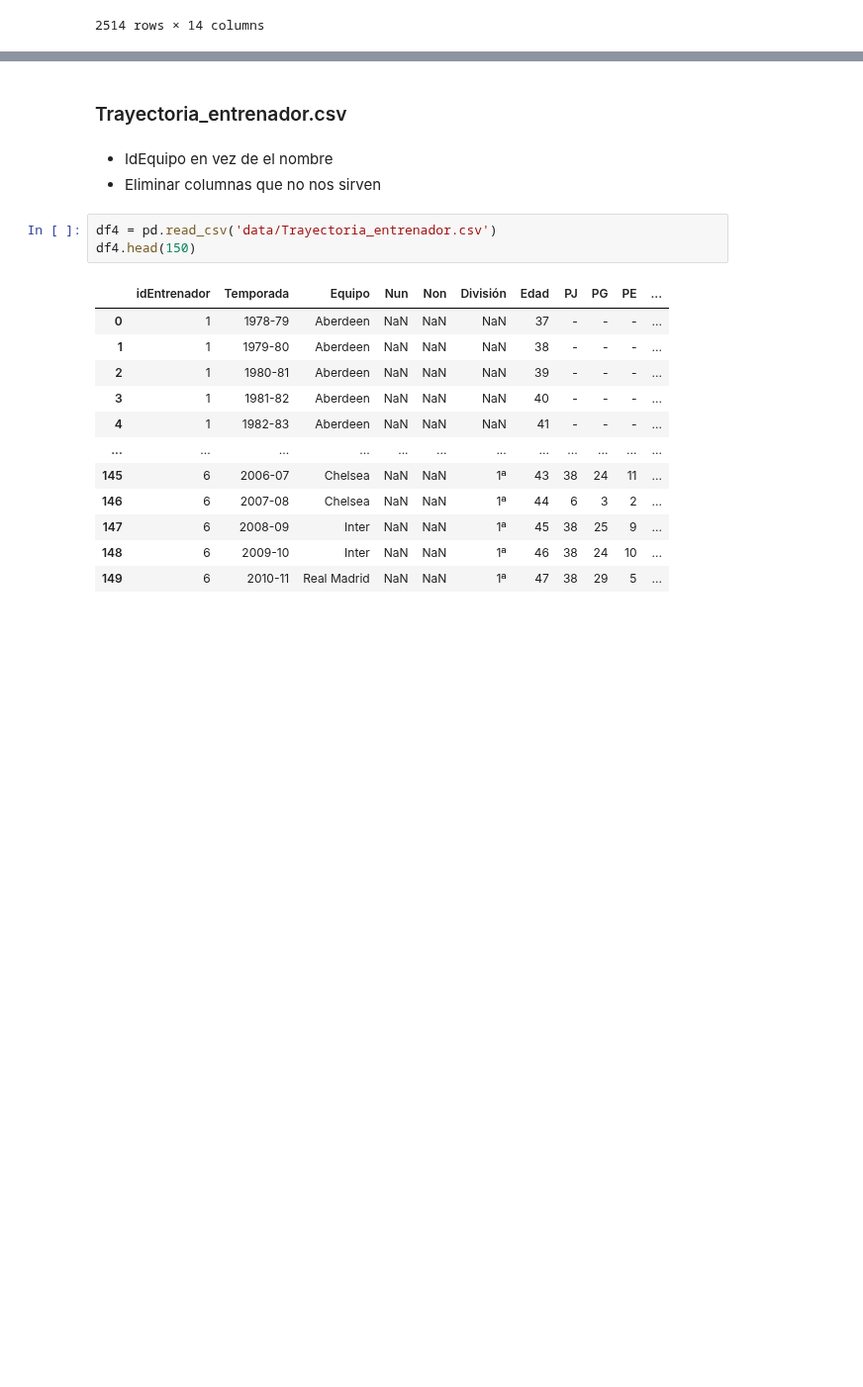
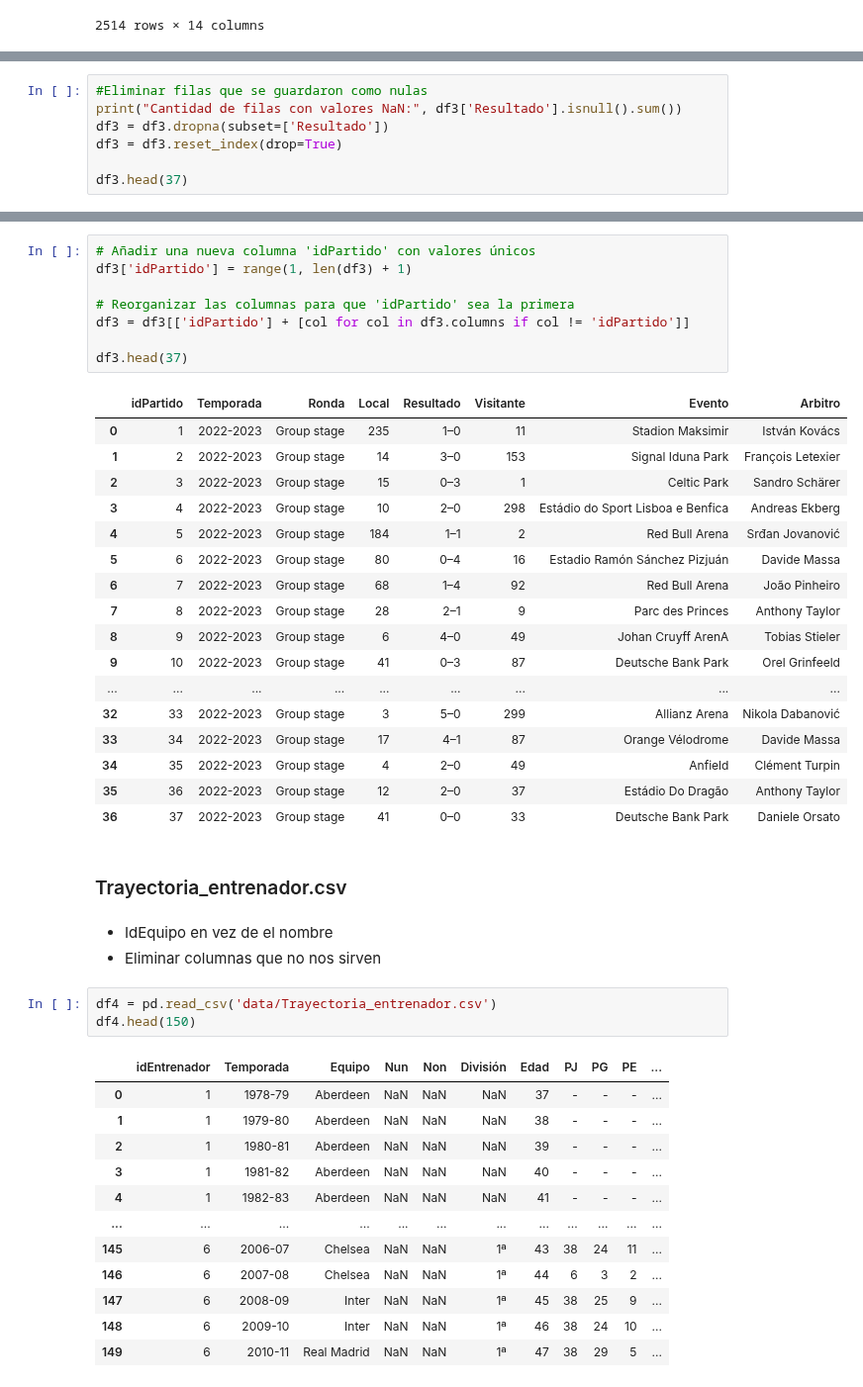
Before and after one commit to crltsnch/Champions_23-24, a Jupyter notebook: preparacion.ipynb, the cells around one changed output, grey strips where cells are left out. Shown at 99% size. Saved outputs shown, nothing was run; the diff lists cells and outputs as text; blank space fills up the shorter version.

Commit message:
id partido y filas que se guardaron nulas

```diff
--- a/preparacion.ipynb
+++ b/preparacion.ipynb
@@ -227,0 +229,7 @@ df3.head(17)
+# %%
+#Eliminar filas que se guardaron como nulas
+print("Cantidad de filas con valores NaN:", df3['Resultado'].isnull().sum())
+df3 = df3.dropna(subset=['Resultado'])
+df3 = df3.reset_index(drop=True)
+
+df3.head(37)
@@ -228,3 +255,29 @@ df3.head(17)
+# %%
+# Añadir una nueva columna 'idPartido' con valores únicos
+df3['idPartido'] = range(1, len(df3) + 1)
+
+# Reorganizar las columnas para que 'idPartido' sea la primera
+df3 = df3[['idPartido'] + [col for col in df3.columns if col != 'idPartido']]
+
+df3.head(37)
+# %% [output]
+|  | idPartido | Temporada | Ronda | Local | Resultado | Visitante | Evento | Arbitro |
+| 0 | 1 | 2022-2023 | Group stage | 235 | 1–0 | 11 | Stadion Maksimir | István Kovács |
+| 1 | 2 | 2022-2023 | Group stage | 14 | 3–0 | 153 | Signal Iduna Park | François Letexier |
+| 2 | 3 | 2022-2023 | Group stage | 15 | 0–3 | 1 | Celtic Park | Sandro Schärer |
+| 3 | 4 | 2022-2023 | Group stage | 10 | 2–0 | 298 | Estádio do Sport Lisboa e Benfica | Andreas Ekberg |
+| 4 | 5 | 2022-2023 | Group stage | 184 | 1–1 | 2 | Red Bull Arena | Srđan Jovanović |
+| 5 | 6 | 2022-2023 | Group stage | 80 | 0–4 | 16 | Estadio Ramón Sánchez Pizjuán | Davide Massa |
+| 6 | 7 | 2022-2023 | Group stage | 68 | 1–4 | 92 | Red Bull Arena | João Pinheiro |
+| 7 | 8 | 2022-2023 | Group stage | 28 | 2–1 | 9 | Parc des Princes | Anthony Taylor |
+| 8 | 9 | 2022-2023 | Group stage | 6 | 4–0 | 49 | Johan Cruyff ArenA | Tobias Stieler |
+| 9 | 10 | 2022-2023 | Group stage | 41 | 0–3 | 87 | Deutsche Bank Park | Orel Grinfeeld |
+| ... | ... | ... | ... | ... | ... | ... | ... | ... |
+| 32 | 33 | 2022-2023 | Group stage | 3 | 5–0 | 299 | Allianz Arena | Nikola Dabanović |
+| 33 | 34 | 2022-2023 | Group stage | 17 | 4–1 | 87 | Orange Vélodrome | Davide Massa |
+| 34 | 35 | 2022-2023 | Group stage | 4 | 2–0 | 49 | Anfield | Clément Turpin |
+| 35 | 36 | 2022-2023 | Group stage | 12 | 2–0 | 37 | Estádio Do Dragão | Anthony Taylor |
+| 36 | 37 | 2022-2023 | Group stage | 41 | 0–0 | 33 | Deutsche Bank Park | Daniele Orsato |
 # %% [markdown]
 ### Trayectoria_entrenador.csv
 # %% [markdown]
```
Also changed, not shown: parts of 3 cells of this notebook.
